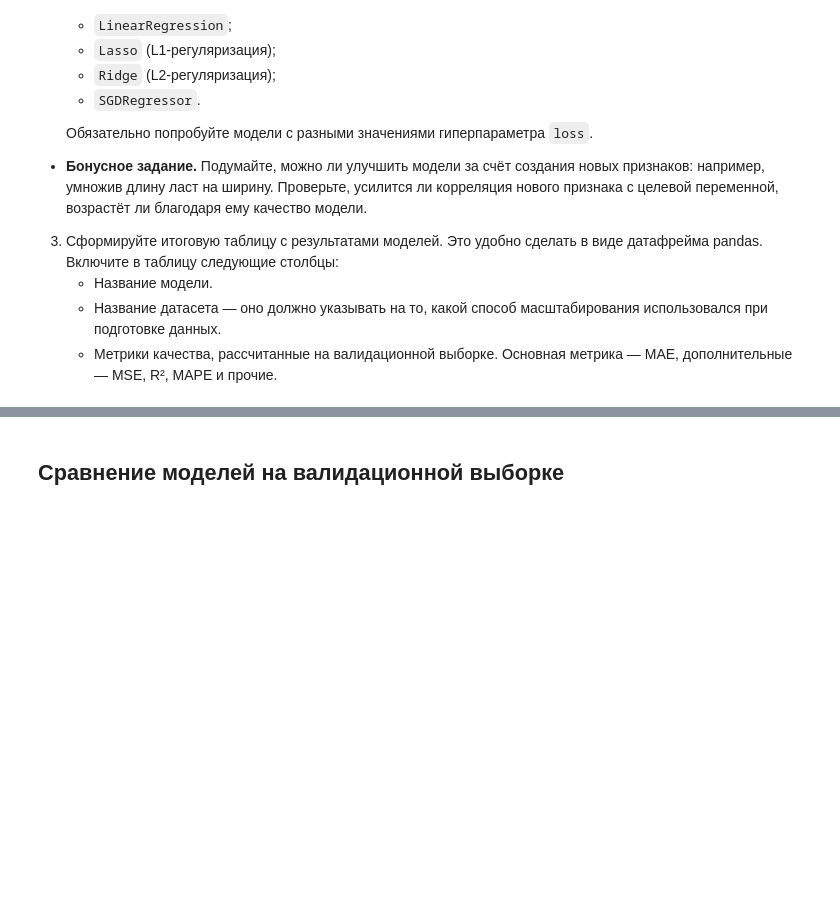
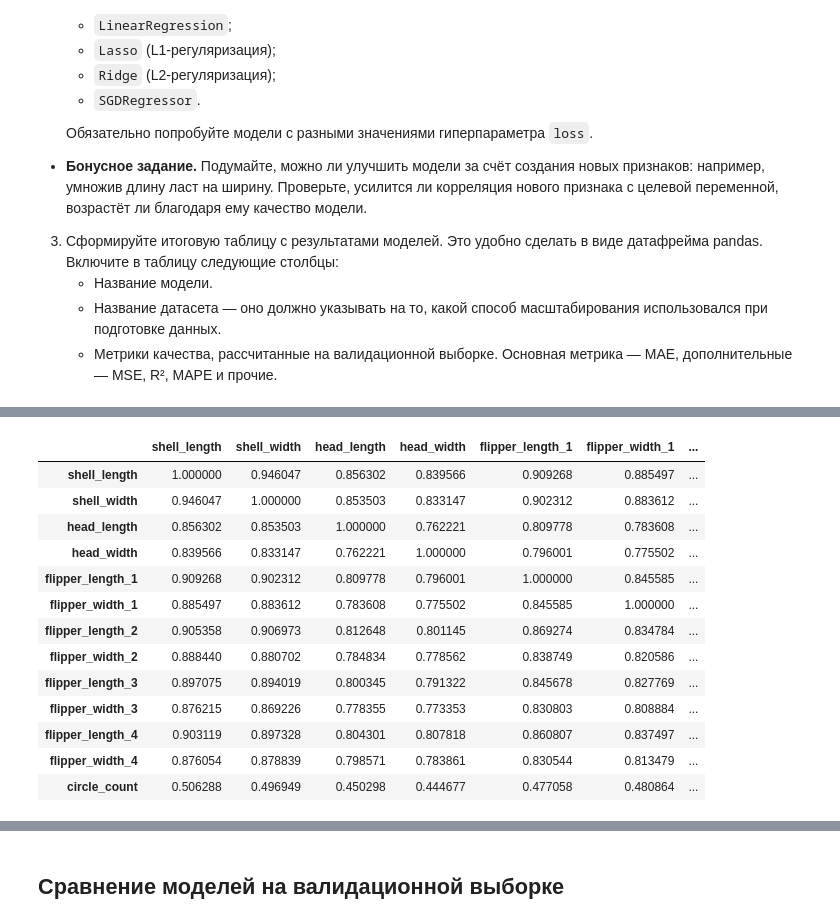
Before and after one commit to TemaQDX/project_turtle, a Jupyter notebook: project_turtle_sprint_10_Artem_Burov.ipynb, the cells around one changed output, grey strips where cells are left out. Cells and saved outputs as stored; diff of their text form; code cells hidden in the pictures; blank space fills up the shorter version.

```diff
--- a/project_turtle_sprint_10_Artem_Burov.ipynb
+++ b/project_turtle_sprint_10_Artem_Burov.ipynb
@@ -888,0 +954,17 @@ ___________
+# %%
+X_train.corr(method='pearson').style.background_gradient(cmap='coolwarm')
+# %% [output]
+|  | shell_length | shell_width | head_length | head_width | flipper_length_1 | flipper_width_1 | ... |
+| shell_length | 1.000000 | 0.946047 | 0.856302 | 0.839566 | 0.909268 | 0.885497 | ... |
+| shell_width | 0.946047 | 1.000000 | 0.853503 | 0.833147 | 0.902312 | 0.883612 | ... |
+| head_length | 0.856302 | 0.853503 | 1.000000 | 0.762221 | 0.809778 | 0.783608 | ... |
+| head_width | 0.839566 | 0.833147 | 0.762221 | 1.000000 | 0.796001 | 0.775502 | ... |
+| flipper_length_1 | 0.909268 | 0.902312 | 0.809778 | 0.796001 | 1.000000 | 0.845585 | ... |
+| flipper_width_1 | 0.885497 | 0.883612 | 0.783608 | 0.775502 | 0.845585 | 1.000000 | ... |
+| flipper_length_2 | 0.905358 | 0.906973 | 0.812648 | 0.801145 | 0.869274 | 0.834784 | ... |
+| flipper_width_2 | 0.888440 | 0.880702 | 0.784834 | 0.778562 | 0.838749 | 0.820586 | ... |
+| flipper_length_3 | 0.897075 | 0.894019 | 0.800345 | 0.791322 | 0.845678 | 0.827769 | ... |
+| flipper_width_3 | 0.876215 | 0.869226 | 0.778355 | 0.773353 | 0.830803 | 0.808884 | ... |
+| flipper_length_4 | 0.903119 | 0.897328 | 0.804301 | 0.807818 | 0.860807 | 0.837497 | ... |
+| flipper_width_4 | 0.876054 | 0.878839 | 0.798571 | 0.783861 | 0.830544 | 0.813479 | ... |
+| circle_count | 0.506288 | 0.496949 | 0.450298 | 0.444677 | 0.477058 | 0.480864 | ... |
```
Also changed, not shown: parts of 21 cells of this notebook.
